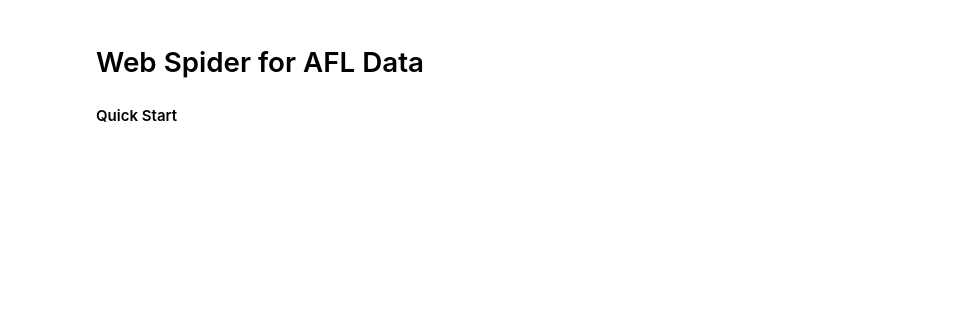
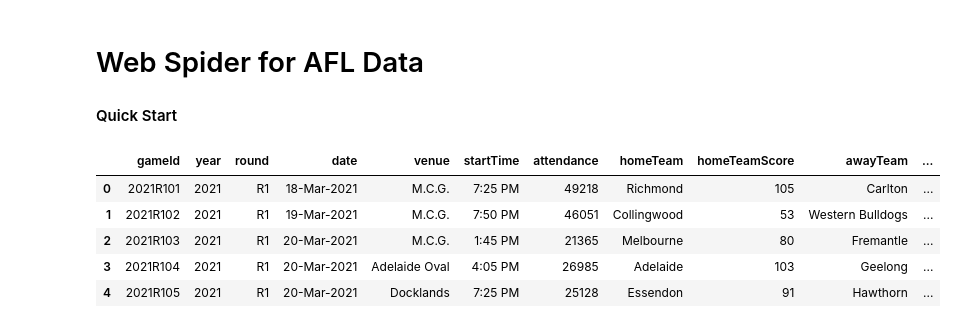
Before and after one commit to zwang2019/Crawler, a Jupyter notebook: Exploring.ipynb, the cells around one changed output. Cells and saved outputs as stored; diff of their text form; code cells hidden in the pictures; blank space fills up the shorter version.

```diff
--- a/Exploring.ipynb
+++ b/Exploring.ipynb
@@ -11,0 +18,25 @@ import re
+# %%
+# Supresses scientific notation
+pd.set_option('display.float_format', lambda x: '%.2f' % x)
+# display the full tables
+pd.set_option('display.max_columns', None)
+pd.set_option('display.max_rows', None)
+
+warnings.filterwarnings('ignore')
+
+debug = True
+# %%
+# Query and Insert the old database !
+games = pd.read_csv(r'./data/games.csv')
+players = pd.read_csv(r'./data/players.csv')
+stats = pd.read_csv(r'./data/stats.csv')
+# %%
+if debug is True:
+    display(games.head())
+# %% [output]
+|  | gameId | year | round | date | venue | startTime | attendance | homeTeam | homeTeamScore | awayTeam | ... |
+| 0 | 2021R101 | 2021 | R1 | 18-Mar-2021 | M.C.G. | 7:25 PM | 49218 | Richmond | 105 | Carlton | ... |
+| 1 | 2021R102 | 2021 | R1 | 19-Mar-2021 | M.C.G. | 7:50 PM | 46051 | Collingwood | 53 | Western Bulldogs | ... |
+| 2 | 2021R103 | 2021 | R1 | 20-Mar-2021 | M.C.G. | 1:45 PM | 21365 | Melbourne | 80 | Fremantle | ... |
+| 3 | 2021R104 | 2021 | R1 | 20-Mar-2021 | Adelaide Oval | 4:05 PM | 26985 | Adelaide | 103 | Geelong | ... |
+| 4 | 2021R105 | 2021 | R1 | 20-Mar-2021 | Docklands | 7:25 PM | 25128 | Essendon | 91 | Hawthorn | ... |
```
Also changed, not shown: parts of 30 cells of this notebook.
